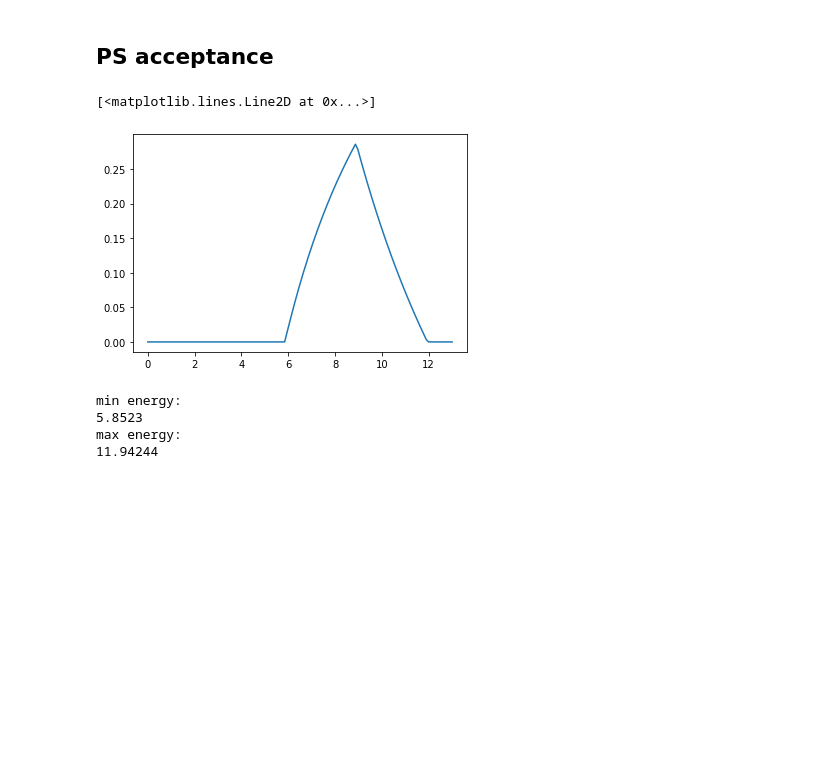
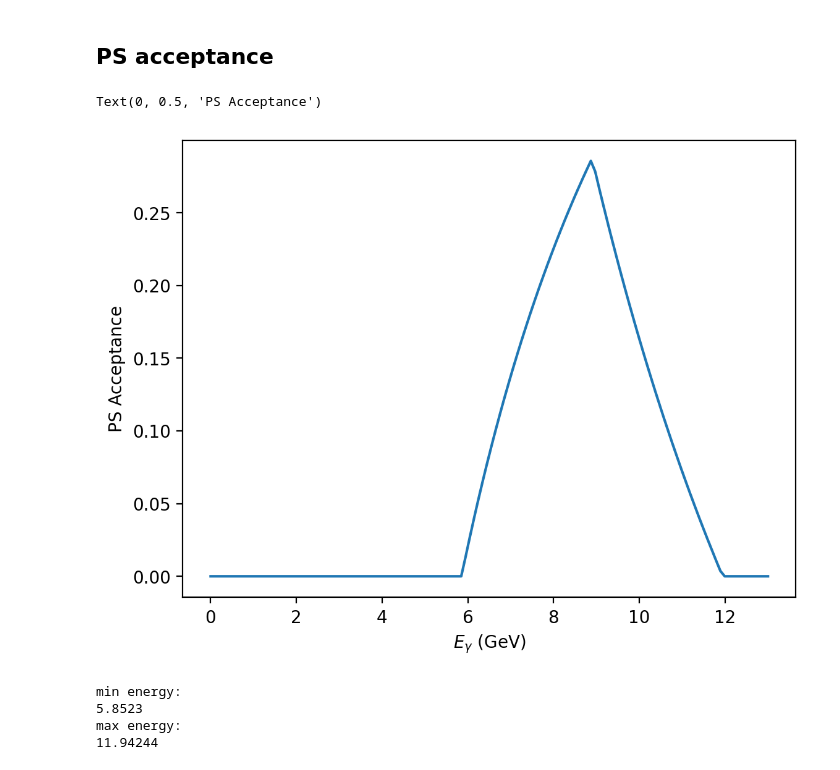
Before and after one commit to frankboyu/src_analysis, a Jupyter notebook: flux/archive/ps_acc.ipynb, the cells around one changed output. Saved outputs shown, nothing was run; the diff lists cells and outputs as text; code cells hidden in the pictures; blank space fills up the shorter version.

Commit message:
Add captions to plot

```diff
--- a/flux/archive/ps_acc.ipynb
+++ b/flux/archive/ps_acc.ipynb
@@ -26,10 +22,13 @@ ps_acc = np.empty(130)
 for i in range(130):
     ps_acc[i] = PSAcceptance(eg[i], par)
 # %%
+plt.figure(dpi=200)
 plt.plot(eg, ps_acc)
+plt.xlabel(r'$E_{\gamma}$ (GeV)')
+plt.ylabel('PS Acceptance')
 # %% [output]
-[<matplotlib.lines.Line2D at 0x...>]
+Text(0, 0.5, 'PS Acceptance')
-[figure, old version]
+[figure, new version]
 # %%
 print("min energy:")
 print(par[1]*2)
```
Also changed, not shown: parts of 1 cell of this notebook.
